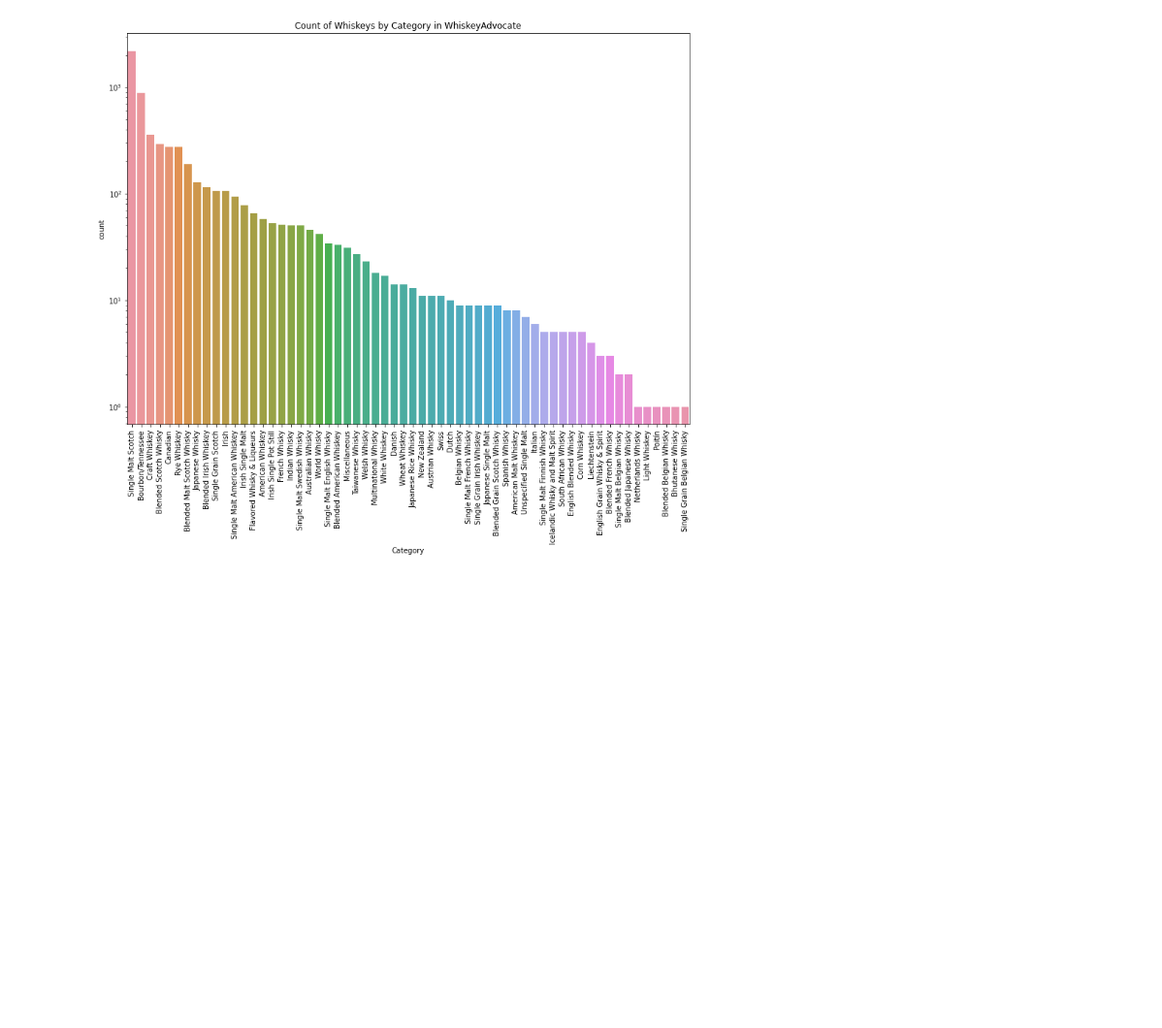
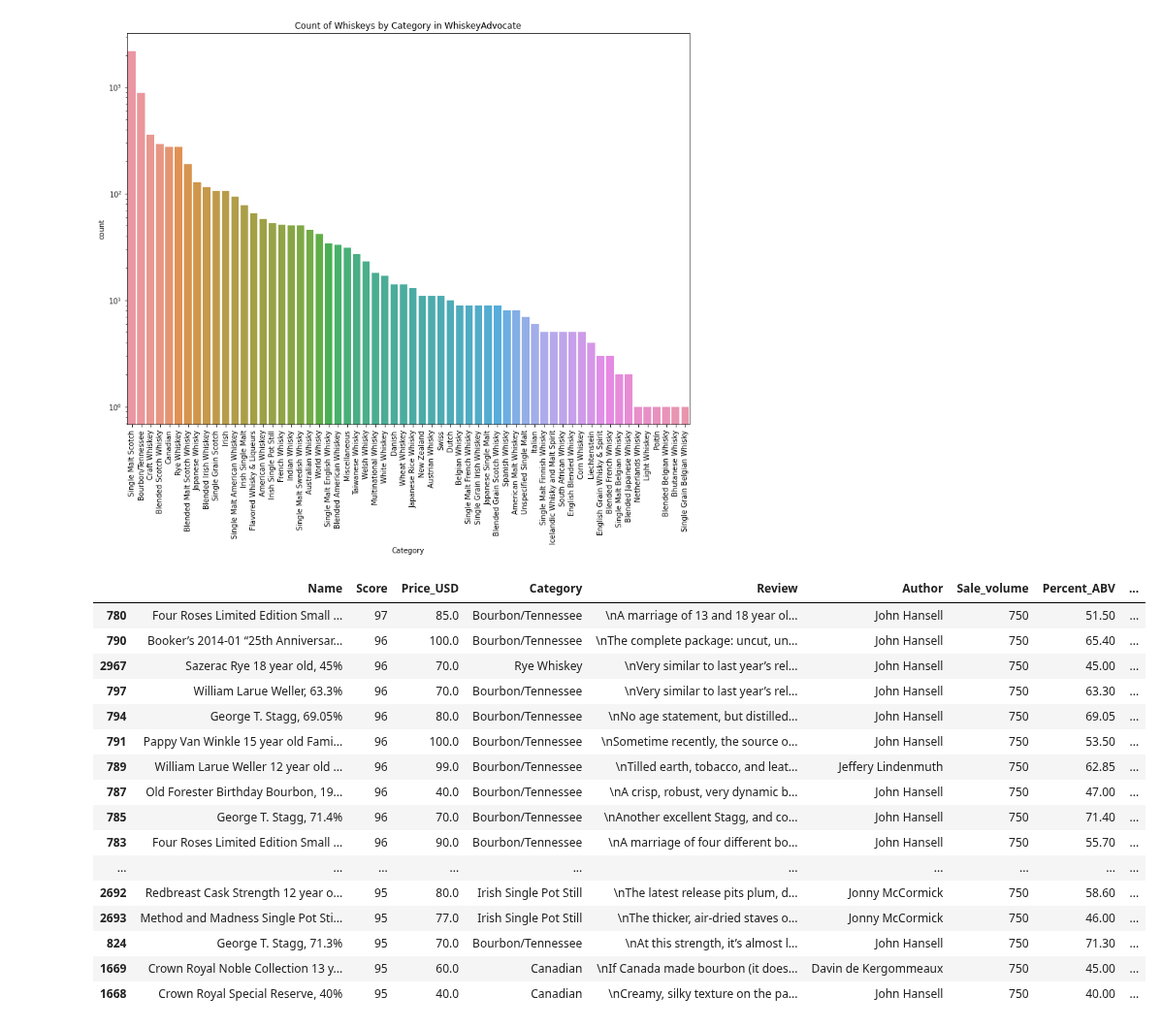
Before and after one commit to gspahlin/WhiskyAdvocate_ETL, a Jupyter notebook: whiskey_explore_and_clean.ipynb, the cells around one changed output. Shown at 97% size. Cells and saved outputs as stored; diff of their text form; code cells hidden in the pictures; blank space fills up the shorter version.

```diff
--- a/whiskey_explore_and_clean.ipynb
+++ b/whiskey_explore_and_clean.ipynb
@@ -333,3 +335,29 @@ plt.title('Count of Whiskeys by Category in WhiskeyAdvocate')
 plt.show()
 # %% [output]
 [figure]
+# %%
+# best buys
+
+bb_df = whis_df[whis_df['Price_USD'] <= 100]
+
+bb_df = bb_df.sort_values(by = ['Score'], ascending = False)
+
+bb_df.head(50)
+# %% [output]
+|  | Name | Score | Price_USD | Category | Review | Author | Sale_volume | Percent_ABV | ... |
+| 780 | Four Roses Limited Edition Small ... | 97 | 85.0 | Bourbon/Tennessee | \nA marriage of 13 and 18 year ol... | John Hansell | 750 | 51.50 | ... |
+| 790 | Booker’s 2014-01 “25th Anniversar... | 96 | 100.0 | Bourbon/Tennessee | \nThe complete package: uncut, un... | John Hansell | 750 | 65.40 | ... |
+| 2967 | Sazerac Rye 18 year old, 45% | 96 | 70.0 | Rye Whiskey | \nVery similar to last year’s rel... | John Hansell | 750 | 45.00 | ... |
+| 797 | William Larue Weller, 63.3% | 96 | 70.0 | Bourbon/Tennessee | \nVery similar to last year’s rel... | John Hansell | 750 | 63.30 | ... |
+| 794 | George T. Stagg, 69.05% | 96 | 80.0 | Bourbon/Tennessee | \nNo age statement, but distilled... | John Hansell | 750 | 69.05 | ... |
+| 791 | Pappy Van Winkle 15 year old Fami... | 96 | 100.0 | Bourbon/Tennessee | \nSometime recently, the source o... | John Hansell | 750 | 53.50 | ... |
+| 789 | William Larue Weller 12 year old ... | 96 | 99.0 | Bourbon/Tennessee | \nTilled earth, tobacco, and leat... | Jeffery Lindenmuth | 750 | 62.85 | ... |
+| 787 | Old Forester Birthday Bourbon, 19... | 96 | 40.0 | Bourbon/Tennessee | \nA crisp, robust, very dynamic b... | John Hansell | 750 | 47.00 | ... |
+| 785 | George T. Stagg, 71.4% | 96 | 70.0 | Bourbon/Tennessee | \nAnother excellent Stagg, and co... | John Hansell | 750 | 71.40 | ... |
+| 783 | Four Roses Limited Edition Small ... | 96 | 90.0 | Bourbon/Tennessee | \nA marriage of four different bo... | John Hansell | 750 | 55.70 | ... |
+| ... | ... | ... | ... | ... | ... | ... | ... | ... | ... |
+| 2692 | Redbreast Cask Strength 12 year o... | 95 | 80.0 | Irish Single Pot Still | \nThe latest release pits plum, d... | Jonny McCormick | 750 | 58.60 | ... |
+| 2693 | Method and Madness Single Pot Sti... | 95 | 77.0 | Irish Single Pot Still | \nThe thicker, air-dried staves o... | Jonny McCormick | 750 | 46.00 | ... |
+| 824 | George T. Stagg, 71.3% | 95 | 70.0 | Bourbon/Tennessee | \nAt this strength, it’s almost l... | John Hansell | 750 | 71.30 | ... |
+| 1669 | Crown Royal Noble Collection 13 y... | 95 | 60.0 | Canadian | \nIf Canada made bourbon (it does... | Davin de Kergommeaux | 750 | 45.00 | ... |
+| 1668 | Crown Royal Special Reserve, 40% | 95 | 40.0 | Canadian | \nCreamy, silky texture on the pa... | John Hansell | 750 | 40.00 | ... |
```
Also changed, not shown: parts of 19 cells of this notebook.
